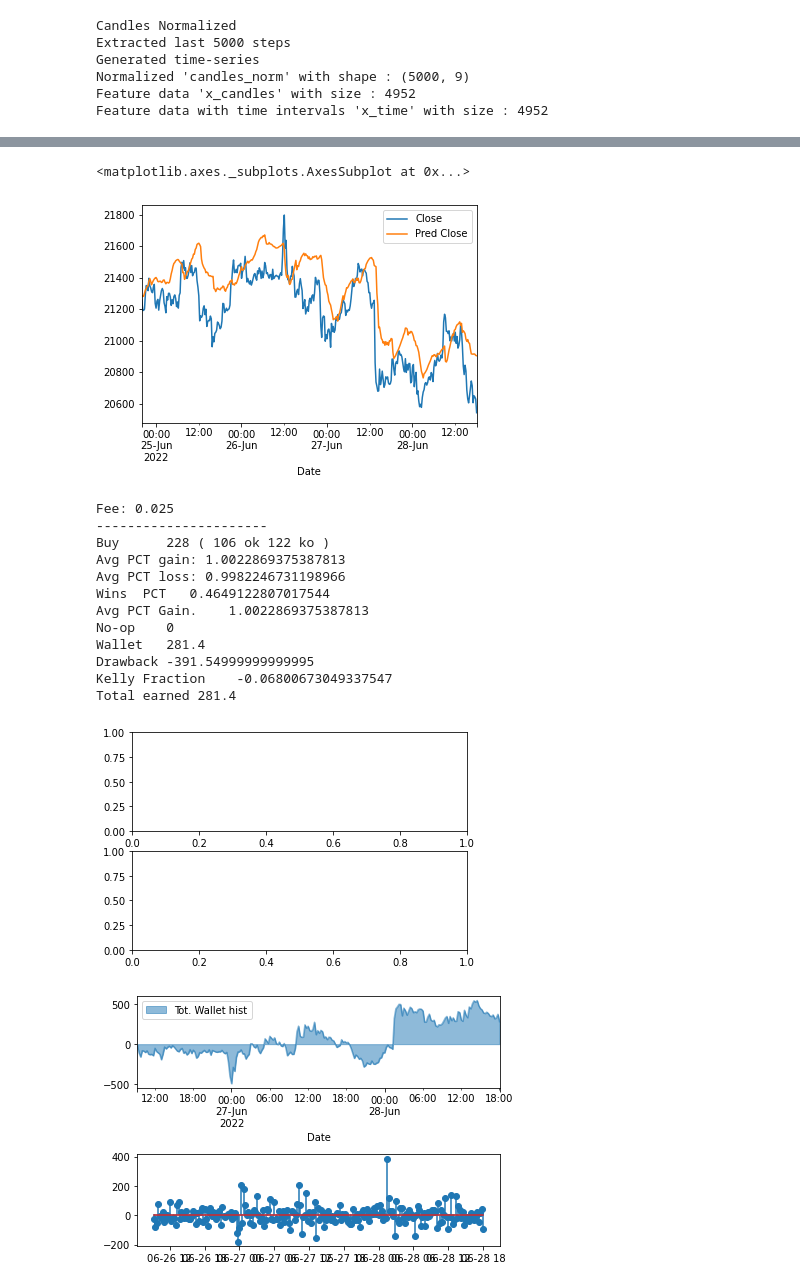
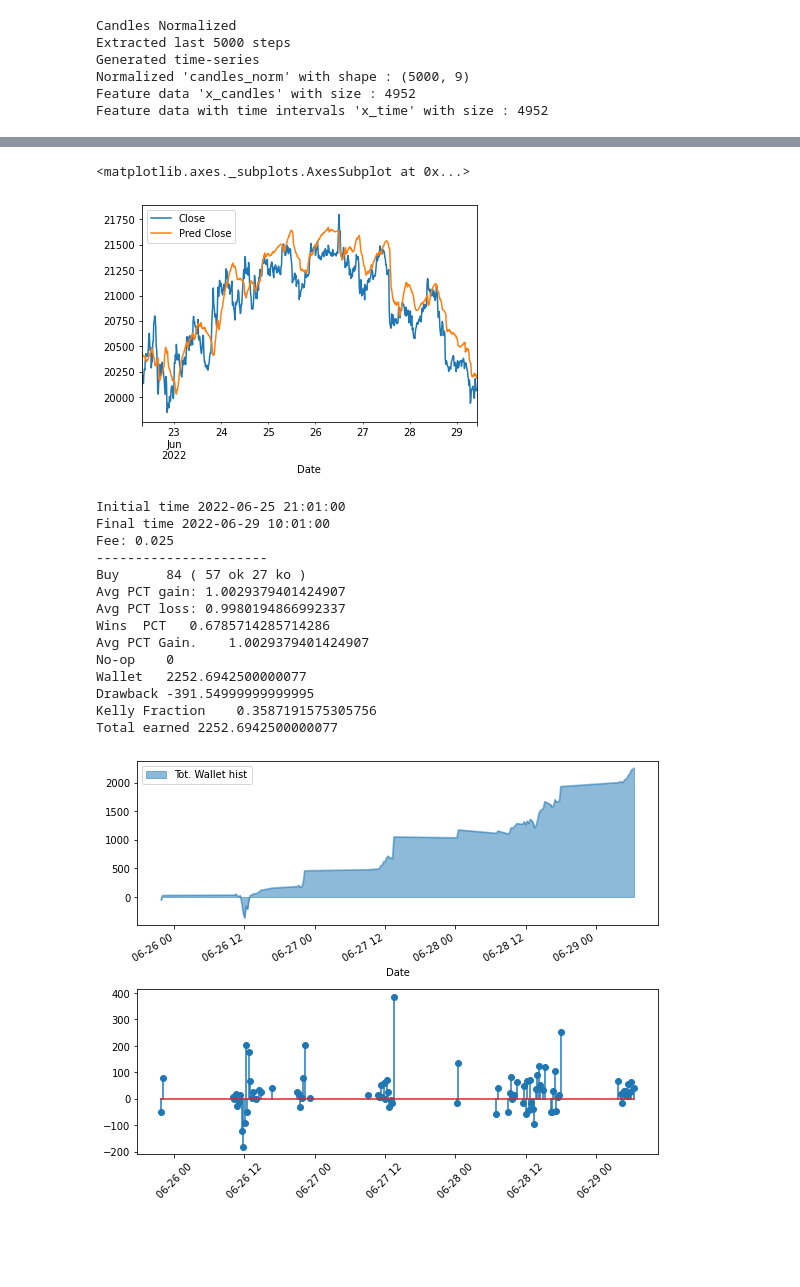
Before and after one commit to gabriele16/sats4u, a Jupyter notebook: colab/LSTM-CNN-BitCoin-Test-Trade.ipynb, the cells around one changed output, grey strips where cells are left out. Drawn from its saved outputs; the diff is of its cells as text; code cells hidden in the pictures; blank space fills up the shorter version.

Commit message:
fine tuned backtesting

```diff
--- a/colab/LSTM-CNN-BitCoin-Test-Trade.ipynb
+++ b/colab/LSTM-CNN-BitCoin-Test-Trade.ipynb
@@ -162,5 +162,5 @@ df_preds_true.dropna()
 # %%
-df_preds_true.dropna().iloc[-new_time_steps-100:].plot()
+df_preds_true.dropna().iloc[-new_time_steps*2:].plot()
 # %% [output]
 <matplotlib.axes._subplots.AxesSubplot at 0x...>
-[figure, old version]
+[figure, new version]
@@ -167,21 +360,23 @@ df_preds_true.dropna().iloc[-new_time_steps-100:].plot()
 # %%
-wallet_hist_df,wallet,kelly_frac = s2b.backtest_df(df_preds_true.dropna().iloc[-new_time_steps:], ts_btc.step_back, long_short = "longshort", fee=0.025)
+wallet_hist_df,wallet,kelly_frac = backtest_temp_df(df_preds_true.dropna().iloc[-new_time_steps:], ts_btc.step_back-ts_btc.step_back + 10 ,
+                                                    long_short = "short", fee=0.025, cutoff_long = 10. ,cutoff_short = 10.0)
 s2b.show_backtest_results(wallet,wallet_hist_df)
 # %% [output]
+Initial time 2022-06-25 21:01:00
+Final time 2022-06-29 10:01:00
 Fee: 0.025
 ----------------------
-Buy      228 ( 106 ok 122 ko )
-Avg PCT gain: 1.0022869375387813
-Avg PCT loss: 0.9982246731198966
-Wins  PCT   0.4649122807017544
-Avg PCT Gain.    1.0022869375387813
+Buy      84 ( 57 ok 27 ko )
+Avg PCT gain: 1.0029379401424907
+Avg PCT loss: 0.9980194866992337
+Wins  PCT   0.6785714285714286
+Avg PCT Gain.    1.0029379401424907
 No-op    0
-Wallet   281.4
+Wallet   2252.6942500000077
 Drawback -391.54999999999995
-Kelly Fraction    -0.06800673049337547
-Total earned 281.4
+Kelly Fraction    0.3587191575305756
+Total earned 2252.6942500000077
-[figure, old version]
+[figure, new version]
-[figure, removed]
 # %%
 investment = 100.
 conservative_kelly = kelly_frac*.5
```
Also changed, not shown: parts of 7 cells of this notebook, 1 other file.
